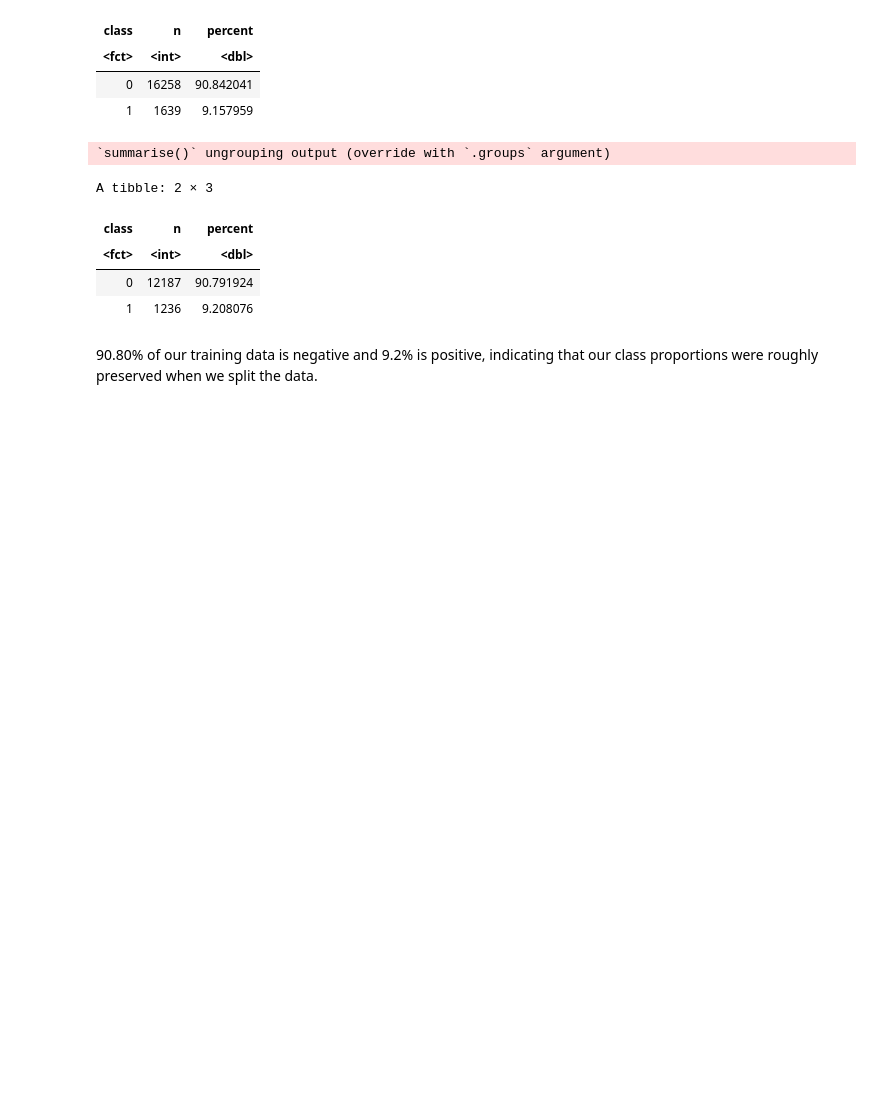
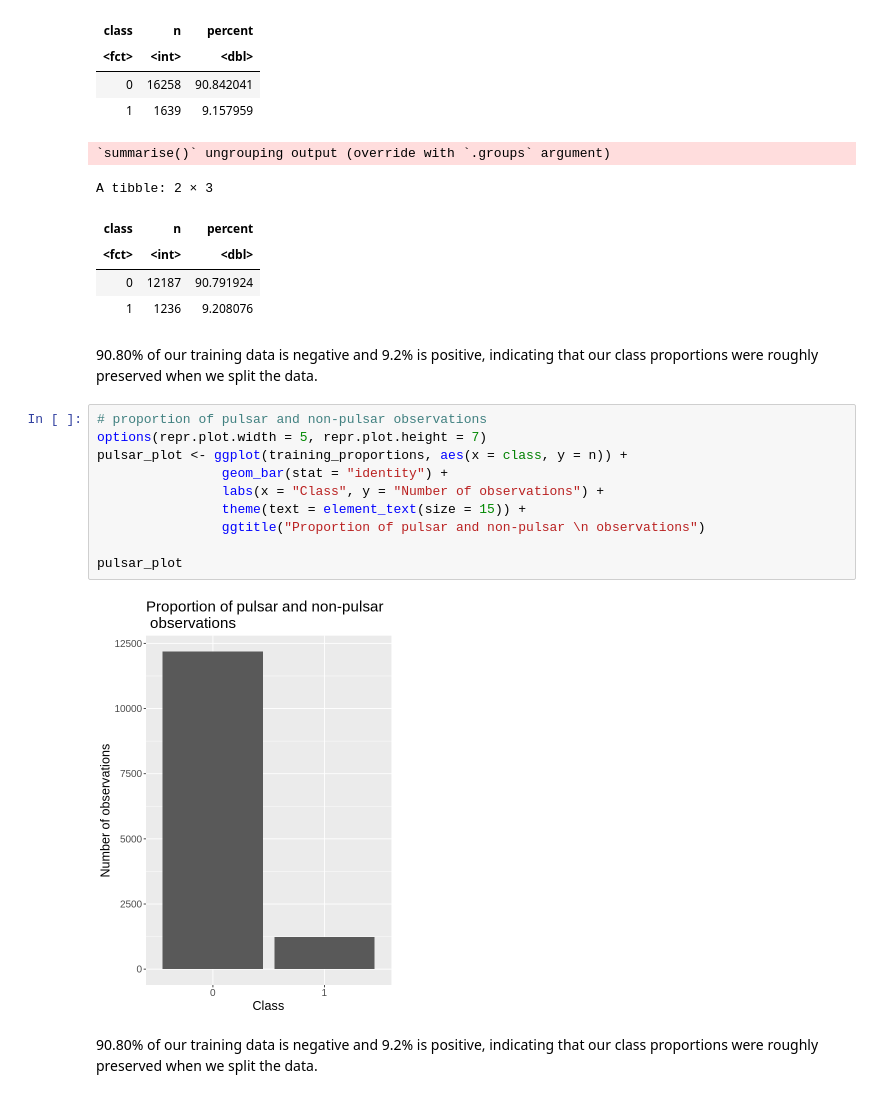
Before and after one commit to kailitann/dsci100-group-project, a Jupyter notebook: group_project.ipynb, the cells around one changed output. Drawn from its saved outputs; the diff is of its cells as text; blank space fills up the shorter version.

Commit message:
Added visualizations

```diff
--- a/group_project.ipynb
+++ b/group_project.ipynb
@@ -183,3 +169,17 @@ A tibble: 2 × 3
 | 1 | 1236 | 9.208076 |
 # %% [markdown]
 90.80% of our training data is negative and 9.2% is positive, indicating that our class proportions were roughly preserved when we split the data.
+# %%
+# proportion of pulsar and non-pulsar observations
+options(repr.plot.width = 5, repr.plot.height = 7)
+pulsar_plot <- ggplot(training_proportions, aes(x = class, y = n)) +
+                geom_bar(stat = "identity") +
+                labs(x = "Class", y = "Number of observations") +
+                theme(text = element_text(size = 15)) +
+                ggtitle("Proportion of pulsar and non-pulsar \n observations")
+
+pulsar_plot
+# %% [output]
+[figure, added]
+# %% [markdown]
+90.80% of our training data is negative and 9.2% is positive, indicating that our class proportions were roughly preserved when we split the data.
```
Also changed, not shown: parts of 8 cells of this notebook.
